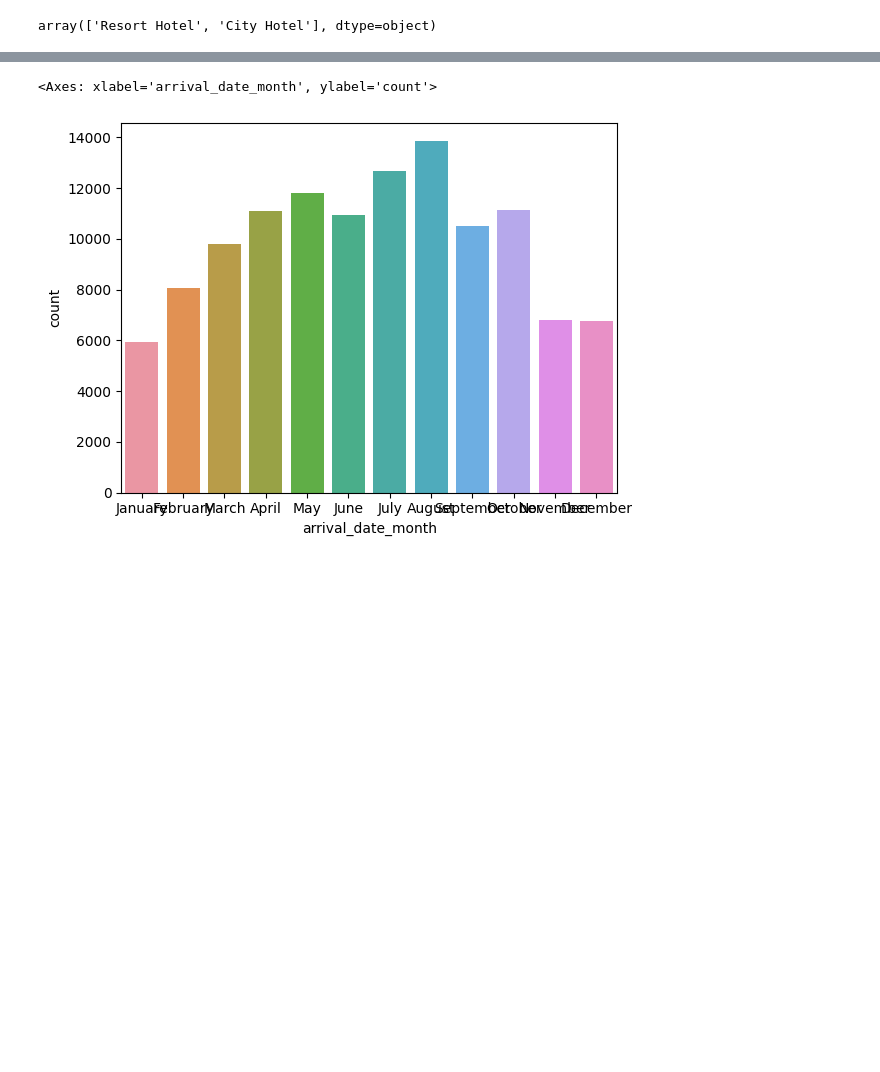
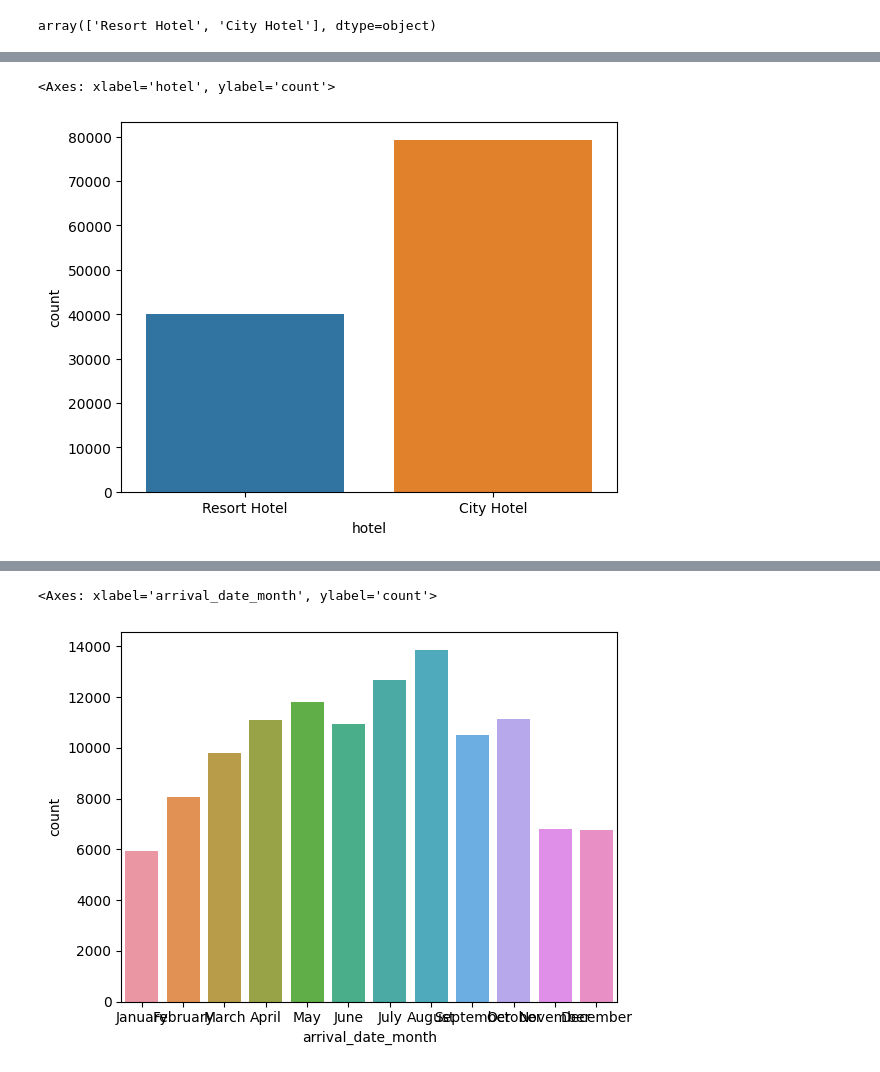
Before and after one commit to pesikj/PythonProDataScience, a Jupyter notebook: 01/lekce.ipynb, the cells around one changed output, grey strips where cells are left out. Drawn from its saved outputs; the diff is of its cells as text; code cells hidden in the pictures; blank space fills up the shorter version.

```diff
--- a/01/lekce.ipynb
+++ b/01/lekce.ipynb
@@ -106,0 +171,5 @@ data[(data["is_canceled"] == 1) & (data["hotel"] == "City Hotel")]
+# %%
+seaborn.countplot(data=data, x="hotel")
+# %% [output]
+<Axes: xlabel='hotel', ylabel='count'>
+[figure, added]
```
Also changed, not shown: parts of 26 cells of this notebook.
